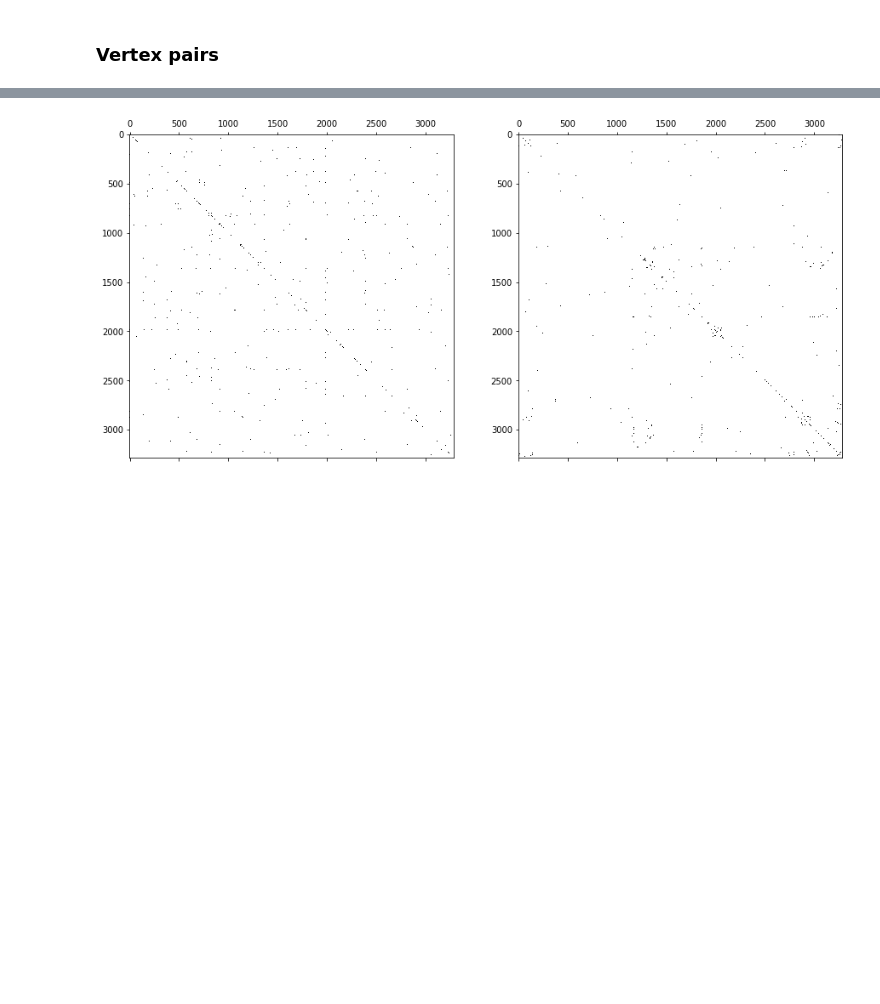
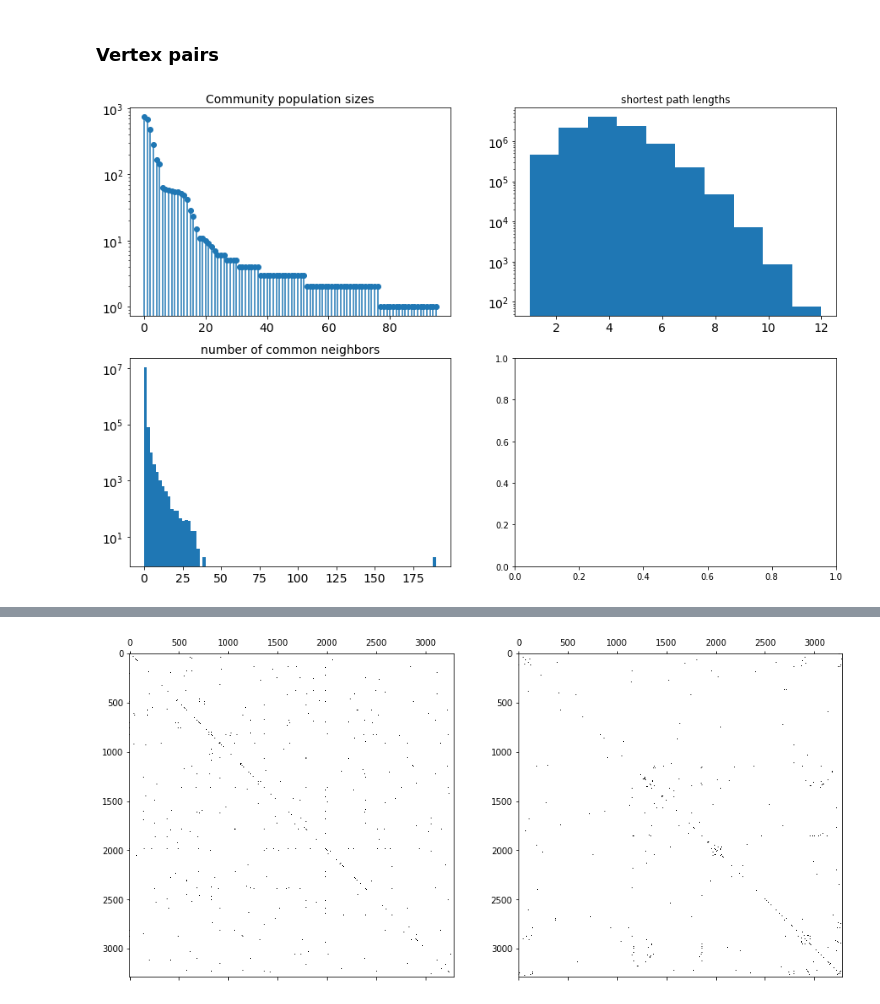
Before and after one commit to akuczala/gene-interaction, a Jupyter notebook: gene-interaction.ipynb, the cells around one changed output, grey strips where cells are left out. Saved outputs shown, nothing was run; the diff lists cells and outputs as text; code cells hidden in the pictures; blank space fills up the shorter version.

```diff
--- a/gene-interaction.ipynb
+++ b/gene-interaction.ipynb
@@ -453,5 +453,30 @@ plt.show()
 [figure]
 # %% [markdown]
 ### Vertex pairs
+# %%
+fig, axes = plt.subplots(2,2,figsize=(15,10))
+axes = axes.ravel()
+axes[0].stem(np.arange(len(communities)),[len(c) for c in communities],use_line_collection=True)
+axes[0].set_yscale('log')
+axes[0].tick_params(axis='x', labelsize= 14)
+axes[0].tick_params(axis='y', labelsize= 14)
+axes[0].set_title('Community population sizes',fontsize=14)
+#axes[0].set_xlabel('community #')
+
+axes[1].hist(shortest_mat[shortest_mat > 0].ravel())
+#axes[1].set_xlabel('path length',fontsize=14)
+axes[1].set_yscale('log')
+axes[1].tick_params(axis='x', labelsize= 14)
+axes[1].tick_params(axis='y', labelsize= 14)
+axes[1].set_title('shortest path lengths')
+
+axes[2].hist(neighbor_mat_csc.toarray().ravel(),bins=100)
+axes[2].set_title('number of common neighbors',fontsize=14)
+axes[2].set_yscale('log')
+axes[2].tick_params(axis='x', labelsize= 14)
+axes[2].tick_params(axis='y', labelsize= 14)
+#axes[1].set_title('shortest path lengths')
+# %% [output]
+[figure, added]
 # %%
 import sklearn.cluster as cluster
```
Also changed, not shown: parts of 9 cells of this notebook.
